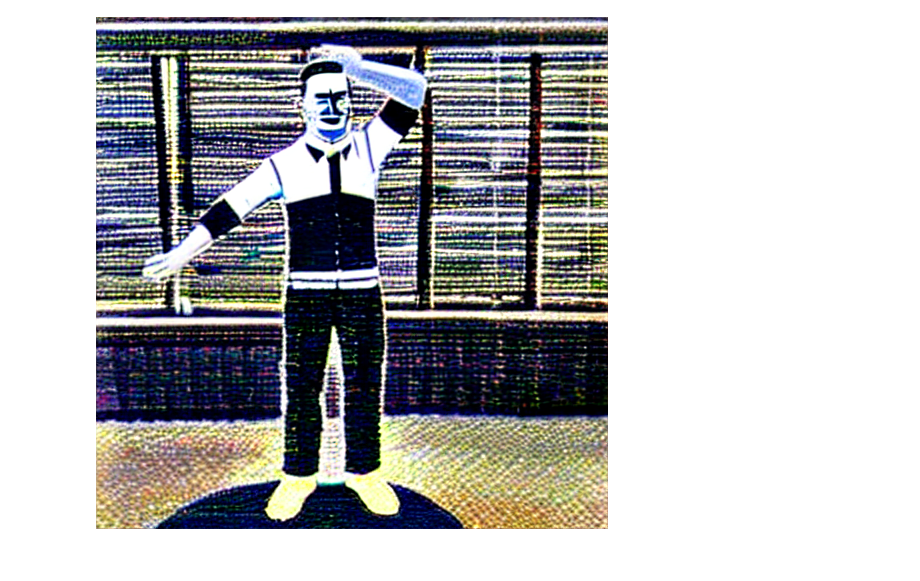
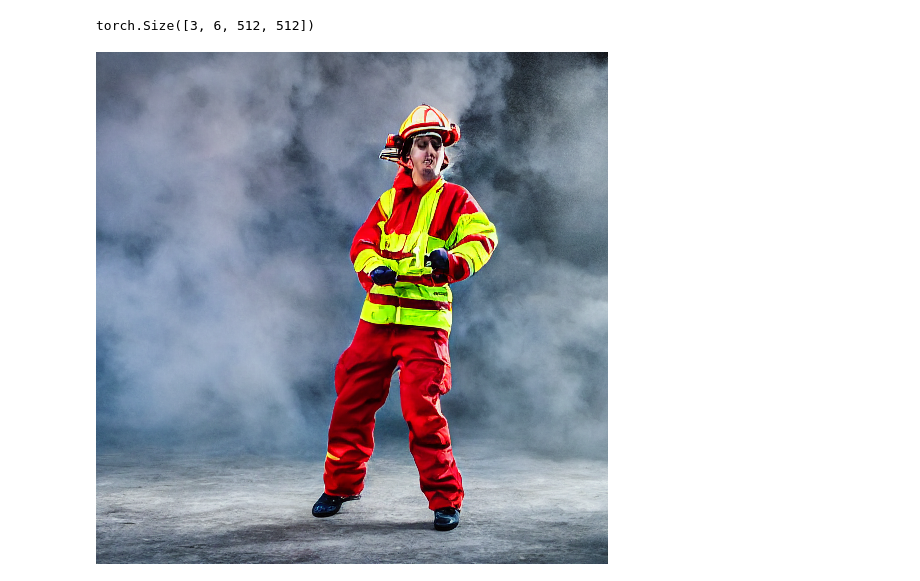
Before and after one commit to IzumiSatoshi/Tune-A-Video, a Jupyter notebook: notebooks/controlnet.ipynb, the cells around one changed output. Drawn from its saved outputs; the diff is of its cells as text; code cells hidden in the pictures.

```diff
--- a/notebooks/controlnet.ipynb
+++ b/notebooks/controlnet.ipynb
@@ -22,5 +23,5 @@ from PIL import Image
 # %%
-unet = UNet3DConditionModel.from_pretrained("../checkpoints/tav_yor_dedede", subfolder='unet', torch_dtype=torch.float16)
+unet = UNet3DConditionModel.from_pretrained_2d("../checkpoints/sd15", subfolder='unet')
 controlnet = UNet2DConditionModel.from_pretrained("../../diffusers_controlnet/models/control_sd15_openpose/controlnet", torch_dtype=torch.float16)
-tuneavideo = TuneAVideoControlNetPipeline.from_pretrained("../checkpoints/dedede", unet=unet, controlnet=controlnet, torch_dtype=torch.float16).to("cuda")
+tuneavideo = TuneAVideoControlNetPipeline.from_pretrained("../checkpoints/sd15", unet=unet, controlnet=controlnet, torch_dtype=torch.float16).to("cuda")
 # %% [output]
@@ -29,3 +32,8 @@ The config attributes {'conv_in_kernel': 3, 'conv_out_kernel': 3, 'projection_cl
 # %%
-image = Image.open("../data/pose.png").convert("RGB").resize((512,512))
-controlnet_hint = torch.from_numpy(np.asarray(image).copy()).permute(2, 0, 1).half().cuda() / 255.0
+path_list = glob("../../ControlNet/data/woman_dance_pose/*")
+path_list.sort()
+def open_hint(path):
+    image = Image.open(path)
+    image = image.convert("RGB").resize((512,512))
+    return torch.from_numpy(np.asarray(image).copy()).permute(2, 0, 1).half().cuda() / 255.0
+hint_list = [open_hint(path) for path in path_list[:16]]
@@ -64,0 +79,4 @@ mid out  torch.Size([2, 1280, 1, 8, 8])
+# %%
+hint_list_un = [h.unsqueeze(0) for h in hint_list]
+hint_cat = torch.cat(hint_list_un, 0)
+print(hint_cat.shape)
@@ -64,0 +85,8 @@ mid out  torch.Size([2, 1280, 1, 8, 8])
+# %%
+res = tuneavideo(
+    prompt="beautiful photo of dancing fireworker, white background, high quality, 4k",
+    negative_prompt="low quality, bad anatomy",
+    controlnet_hint=hint_cat,
+    video_length = 6,
+    num_inference_steps=50,
+)
@@ -65,4 +147,8 @@ mid out  torch.Size([2, 1280, 1, 8, 8])
+# %%
+res.videos[0].shape
+# %% [output]
+torch.Size([3, 6, 512, 512])
 # %%
-Image.fromarray((res.videos[0].permute(1, 2, 3, 0).squeeze(0).cpu().numpy() * 255).astype(np.uint8))
+Image.fromarray((res.videos[0].permute(1, 2, 3, 0)[5].cpu().numpy() * 255).astype(np.uint8))
 # %% [output]
-[figure, old version]
+[figure, new version]
```
Also changed, not shown: parts of 25 cells of this notebook, 2 other files.
